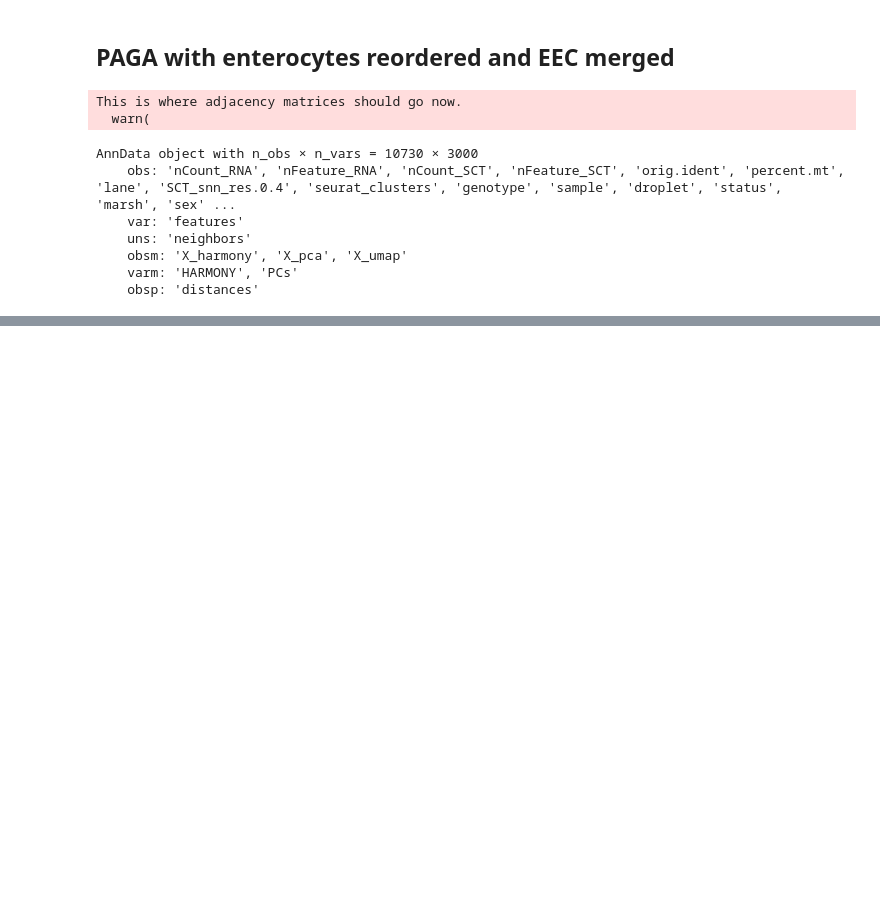
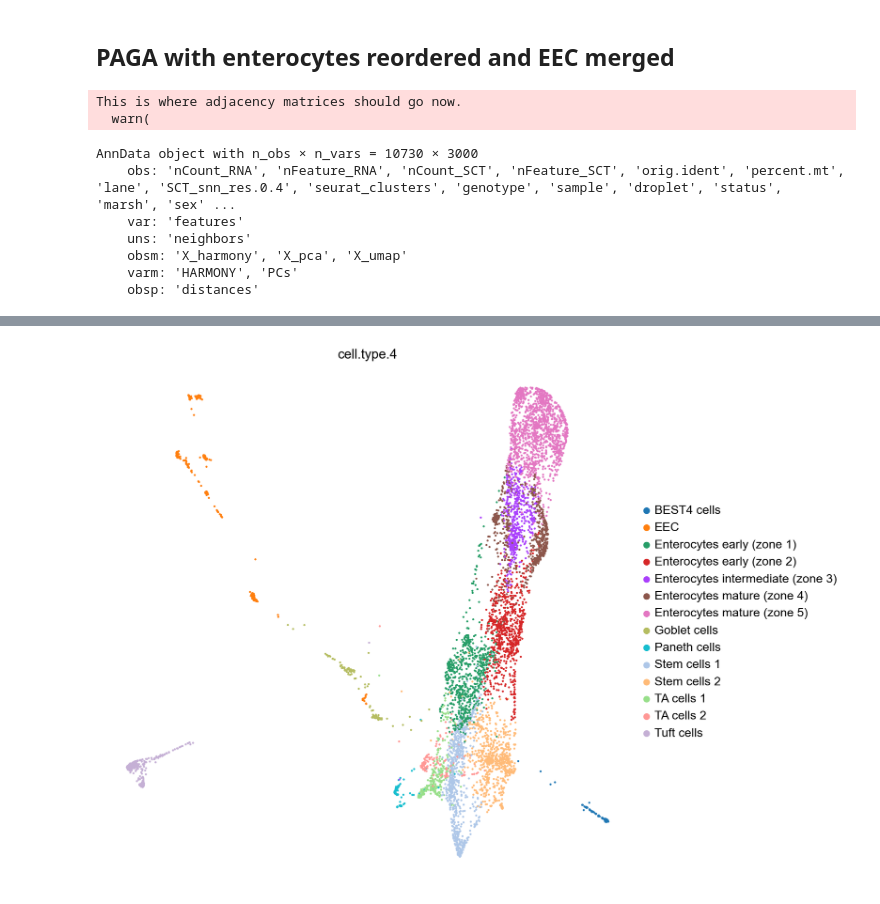
Before and after one commit to nvribeiro/CeD_UMCG2023, a Jupyter notebook: trajectory_analysis/PAGA_epithelia.ipynb, the cells around one changed output, grey strips where cells are left out. Drawn from its saved outputs; the diff is of its cells as text; code cells hidden in the pictures; blank space fills up the shorter version.

```diff
--- a/trajectory_analysis/PAGA_epithelia.ipynb
+++ b/trajectory_analysis/PAGA_epithelia.ipynb
@@ -59,3 +71,7 @@ sc.pl.paga(control, layout = 'fr', threshold = 0.2, node_size_power = 1)
+# %%
+sc.pl.draw_graph(control, color = 'cell.type.4')
+# %% [output]
+[figure, added]
 # %%
 # Plotting PAGA - CeD
 sc.settings.set_figure_params(dpi=80, frameon=False, figsize=(10, 10), facecolor='white')
```
Also changed, not shown: parts of 11 cells of this notebook, 4 other files.
